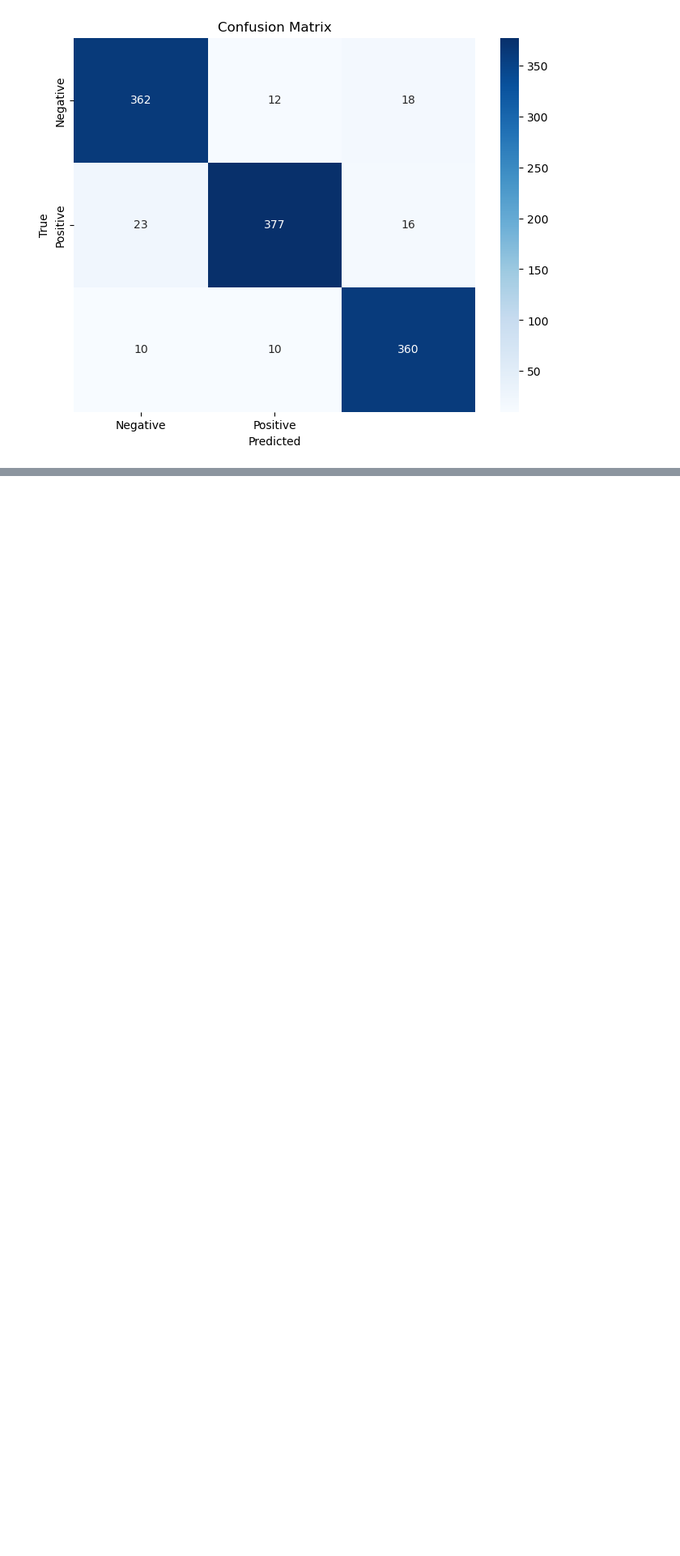
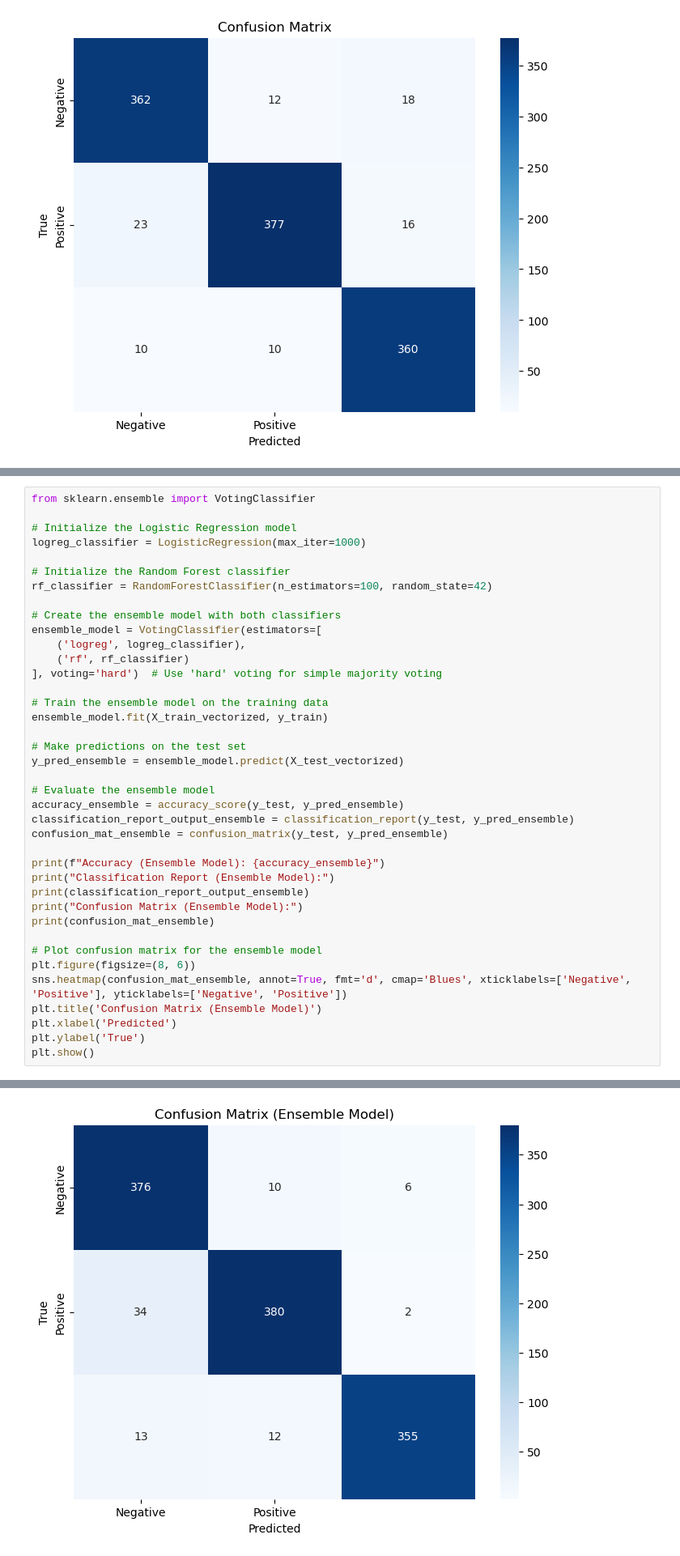
Before and after one commit to DipakAgarwal0703/Sentimental-Analysis, a Jupyter notebook: TRIAL.ipynb, the cells around one changed output, grey strips where cells are left out. Shown at 81% size. Saved outputs shown, nothing was run; the diff lists cells and outputs as text; blank space fills up the shorter version.

```diff
--- a/TRIAL.ipynb
+++ b/TRIAL.ipynb
@@ -362,0 +435,40 @@ Confusion Matrix:
+# %%
+from sklearn.ensemble import VotingClassifier
+
+# Initialize the Logistic Regression model
+logreg_classifier = LogisticRegression(max_iter=1000)
+
+# Initialize the Random Forest classifier
+rf_classifier = RandomForestClassifier(n_estimators=100, random_state=42)
+
+# Create the ensemble model with both classifiers
+ensemble_model = VotingClassifier(estimators=[
+    ('logreg', logreg_classifier),
+    ('rf', rf_classifier)
+], voting='hard')  # Use 'hard' voting for simple majority voting
+
+# Train the ensemble model on the training data
+ensemble_model.fit(X_train_vectorized, y_train)
+
+# Make predictions on the test set
+y_pred_ensemble = ensemble_model.predict(X_test_vectorized)
+
+# Evaluate the ensemble model
+accuracy_ensemble = accuracy_score(y_test, y_pred_ensemble)
+classification_report_output_ensemble = classification_report(y_test, y_pred_ensemble)
+confusion_mat_ensemble = confusion_matrix(y_test, y_pred_ensemble)
+
+print(f"Accuracy (Ensemble Model): {accuracy_ensemble}")
+print("Classification Report (Ensemble Model):")
+print(classification_report_output_ensemble)
+print("Confusion Matrix (Ensemble Model):")
+print(confusion_mat_ensemble)
+
+# Plot confusion matrix for the ensemble model
+plt.figure(figsize=(8, 6))
+sns.heatmap(confusion_mat_ensemble, annot=True, fmt='d', cmap='Blues', xticklabels=['Negative', 'Positive'], yticklabels=['Negative', 'Positive'])
+plt.title('Confusion Matrix (Ensemble Model)')
+plt.xlabel('Predicted')
+plt.ylabel('True')
+plt.show()
+# %% [output]
@@ -362,0 +491 @@ Confusion Matrix:
+[figure, added]
```
Also changed, not shown: parts of 23 cells of this notebook.
